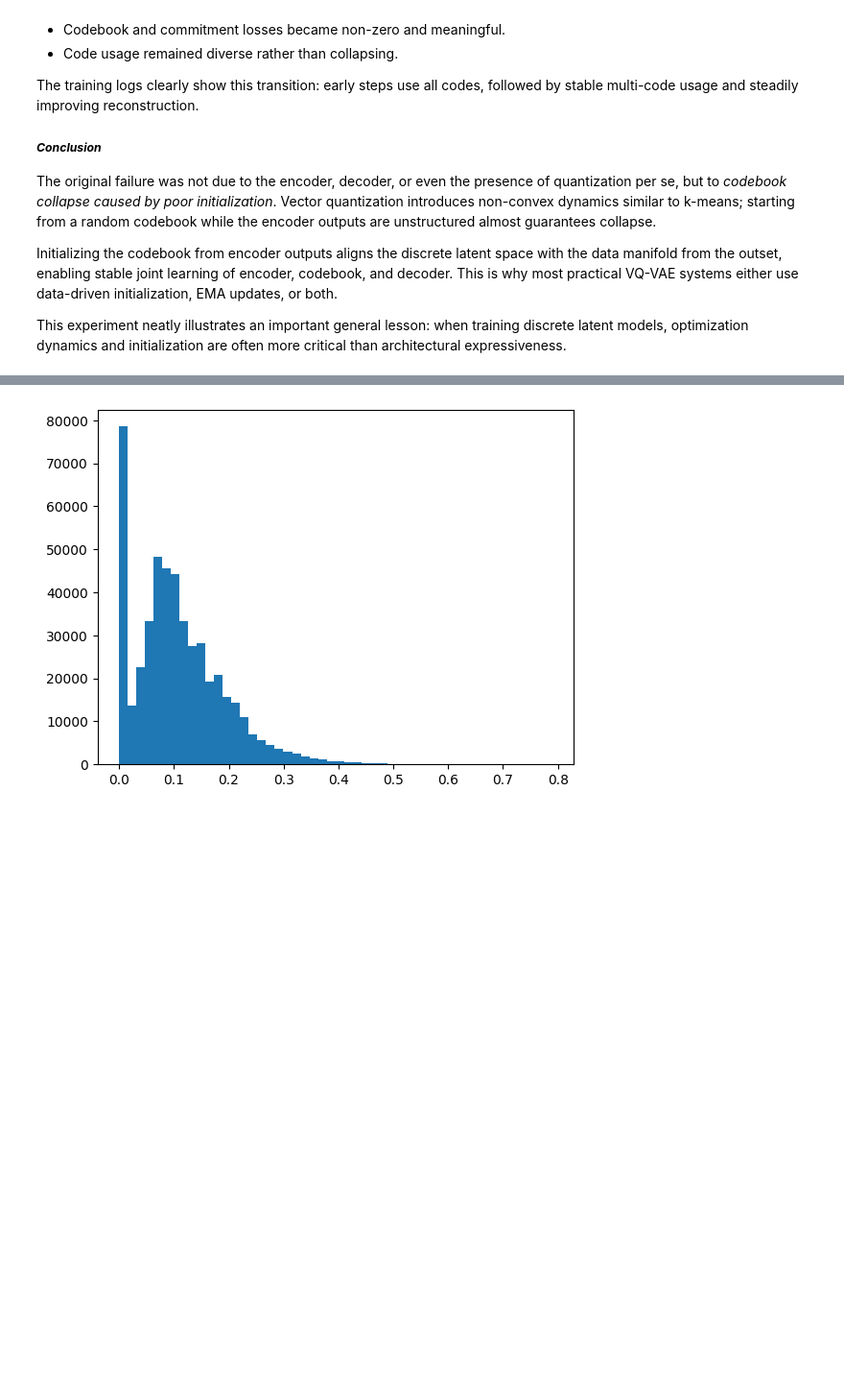
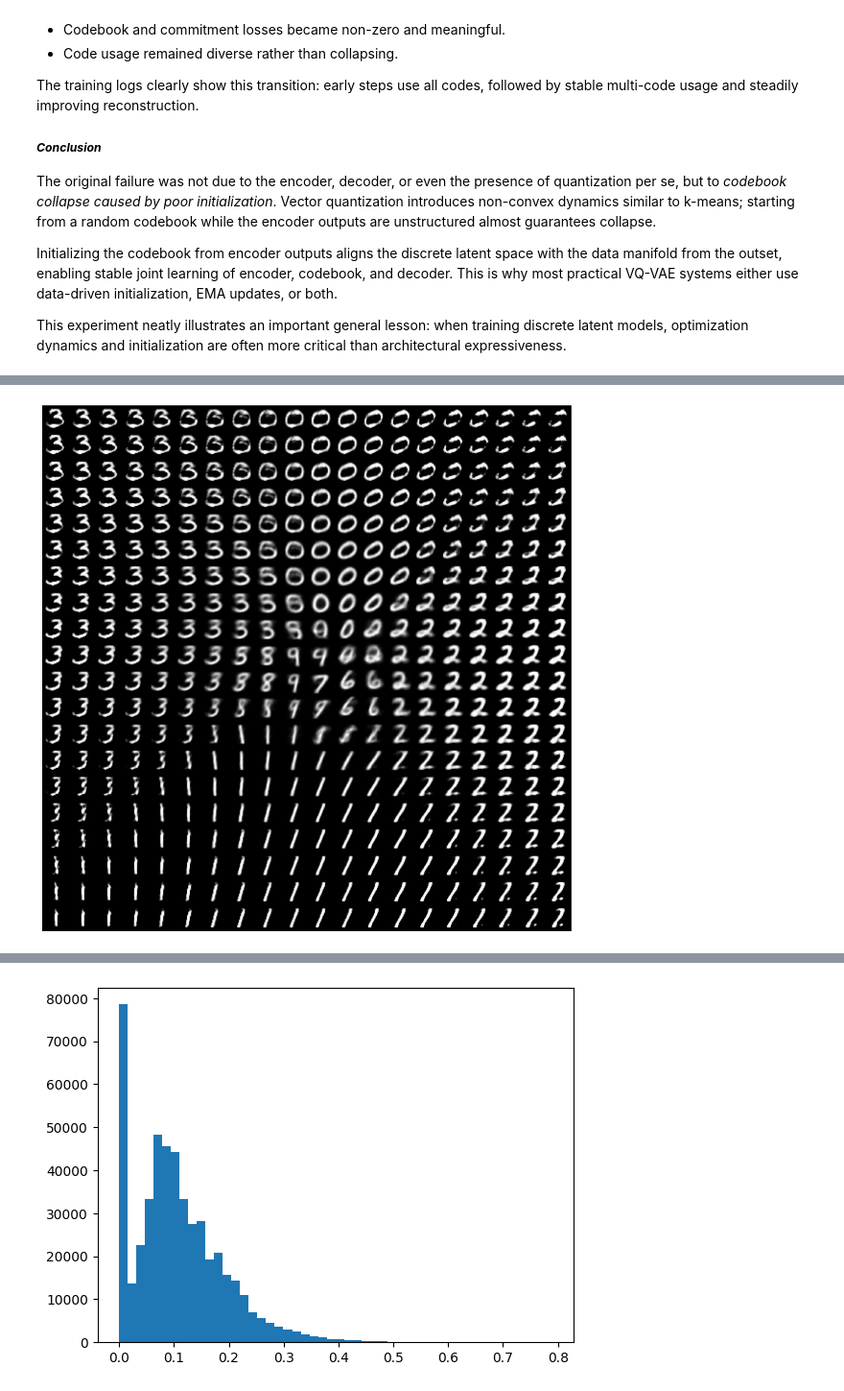
Before and after one commit to lopozz/bitbybit, a Jupyter notebook: src/autoencoders/vqvae.ipynb, the cells around one changed output, grey strips where cells are left out. Shown at 96% size. Saved outputs shown, nothing was run; the diff lists cells and outputs as text; code cells hidden in the pictures; blank space fills up the shorter version.

```diff
--- a/src/autoencoders/vqvae.ipynb
+++ b/src/autoencoders/vqvae.ipynb
@@ -833,0 +1097,43 @@ are often more critical than architectural expressiveness.
+# %%
+import matplotlib.pyplot as plt
+
+
+def interpolate_space(
+    model,
+    x_range=(-3, 3),
+    y_range=(-3, 3),
+    num_steps=20,
+    img_shape=(1, 28, 28),
+    device="cuda",
+):
+    model.eval()
+
+    # Build a num_steps x num_steps grid in latent space (no numpy)
+    xs = torch.linspace(x_range[0], x_range[1], num_steps, device=device)
+    ys = torch.linspace(y_range[0], y_range[1], num_steps, device=device)
+    yy, xx = torch.meshgrid(ys, xs, indexing="ij")  # shapes: (num_steps, num_steps)
+    points = torch.stack([xx, yy], dim=-1).reshape(-1, 2)  # shape: (num_steps^2, 2)
+
+    with torch.no_grad():
+        pred = model.decode(points)  # (num_steps^2, prod(img_shape))
+
+    # Turn flat vectors into (C,H,W) images
+    pred = pred.reshape(num_steps, num_steps, *img_shape).detach().cpu()
+
+    fig, ax = plt.subplots(num_steps, num_steps, figsize=(12, 12))
+    for i in range(num_steps):
+        for j in range(num_steps):
+            img = pred[i, j]
+            if img.shape[0] == 1:
+                ax[i, j].imshow(img[0], cmap="gray")
+            else:
+                ax[i, j].imshow(img.permute(1, 2, 0))  # still torch tensor
+            ax[i, j].axis("off")
+
+    fig.subplots_adjust(wspace=0, hspace=0)
+    plt.show()
+
+
+interpolate_space(model)
+# %% [output]
+[figure, added]
```
Also changed, not shown: parts of 15 cells of this notebook, 1 other file.
